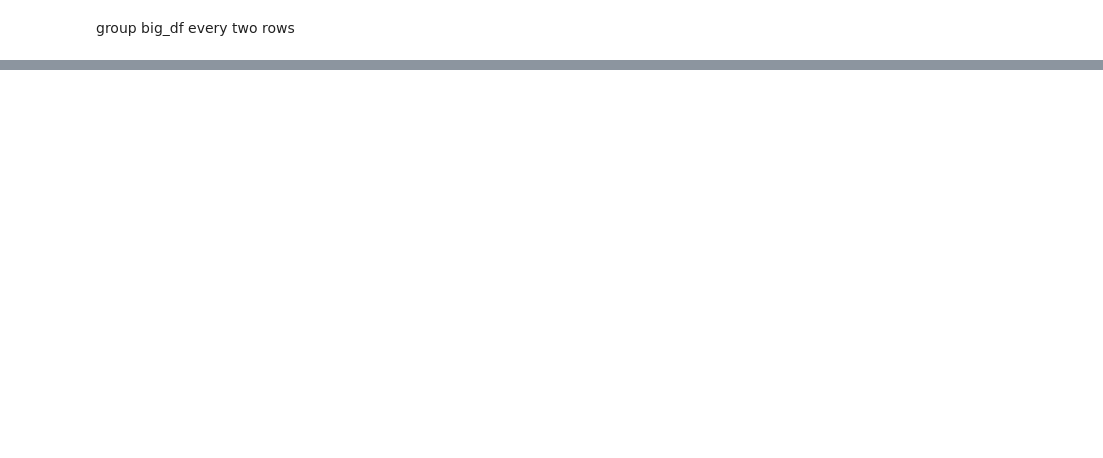
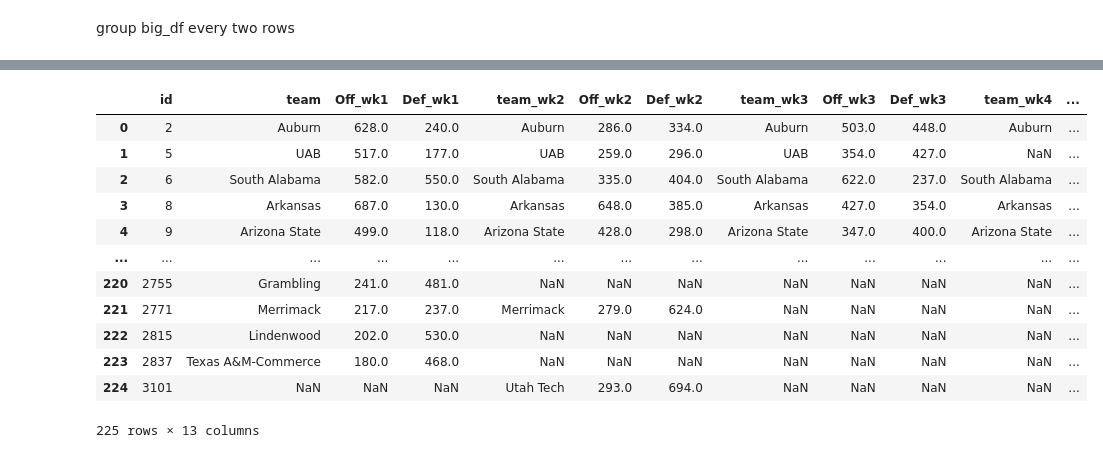
Before and after one commit to r-craig73/cfb_data_wrangling, a Jupyter notebook: cfb_week_detailed_stats_jsons_to_dataframe.ipynb, the cells around one changed output, grey strips where cells are left out. Drawn from its saved outputs; the diff is of its cells as text; code cells hidden in the pictures; blank space fills up the shorter version.

```diff
--- a/cfb_week_detailed_stats_jsons_to_dataframe.ipynb
+++ b/cfb_week_detailed_stats_jsons_to_dataframe.ipynb
@@ -241,0 +262,26 @@ actual_off_def.query('id == 41 or id == 152 or id == 201 or id == 326 or id == 2
+# %%
+# import and join several CSV files into a joined DataFrame
+csv_week1 = pd.read_csv('2024_cfb_JSON-CSV/2024-week1-teams-off-def.csv')
+csv_week2 = pd.read_csv('2024_cfb_JSON-CSV/2024-week2-teams-off-def.csv')
+csv_week3 = pd.read_csv('2024_cfb_JSON-CSV/2024-week3-teams-off-def.csv')
+csv_week4 = pd.read_csv('2024_cfb_JSON-CSV/2024-week4-teams-off-def.csv')
+
+week1_2 = csv_week1.merge(csv_week2, how='outer', on='id')
+week1_3 = week1_2.merge(csv_week3, how='outer', on='id')
+week1_3
+week1_4 = week1_3.merge(csv_week4, how='outer', on='id')
+week1_4
+# %% [output]
+|  | id | team | Off_wk1 | Def_wk1 | team_wk2 | Off_wk2 | Def_wk2 | team_wk3 | Off_wk3 | Def_wk3 | team_wk4 | ... |
+| 0 | 2 | Auburn | 628.0 | 240.0 | Auburn | 286.0 | 334.0 | Auburn | 503.0 | 448.0 | Auburn | ... |
+| 1 | 5 | UAB | 517.0 | 177.0 | UAB | 259.0 | 296.0 | UAB | 354.0 | 427.0 | NaN | ... |
+| 2 | 6 | South Alabama | 582.0 | 550.0 | South Alabama | 335.0 | 404.0 | South Alabama | 622.0 | 237.0 | South Alabama | ... |
+| 3 | 8 | Arkansas | 687.0 | 130.0 | Arkansas | 648.0 | 385.0 | Arkansas | 427.0 | 354.0 | Arkansas | ... |
+| 4 | 9 | Arizona State | 499.0 | 118.0 | Arizona State | 428.0 | 298.0 | Arizona State | 347.0 | 400.0 | Arizona State | ... |
+| ... | ... | ... | ... | ... | ... | ... | ... | ... | ... | ... | ... | ... |
+| 220 | 2755 | Grambling | 241.0 | 481.0 | NaN | NaN | NaN | NaN | NaN | NaN | NaN | ... |
+| 221 | 2771 | Merrimack | 217.0 | 237.0 | Merrimack | 279.0 | 624.0 | NaN | NaN | NaN | NaN | ... |
+| 222 | 2815 | Lindenwood | 202.0 | 530.0 | NaN | NaN | NaN | NaN | NaN | NaN | NaN | ... |
+| 223 | 2837 | Texas A&M-Commerce | 180.0 | 468.0 | NaN | NaN | NaN | NaN | NaN | NaN | NaN | ... |
+| 224 | 3101 | NaN | NaN | NaN | Utah Tech | 293.0 | 694.0 | NaN | NaN | NaN | NaN | ... |
+225 rows × 13 columns
```
Also changed, not shown: parts of 10 cells of this notebook.
